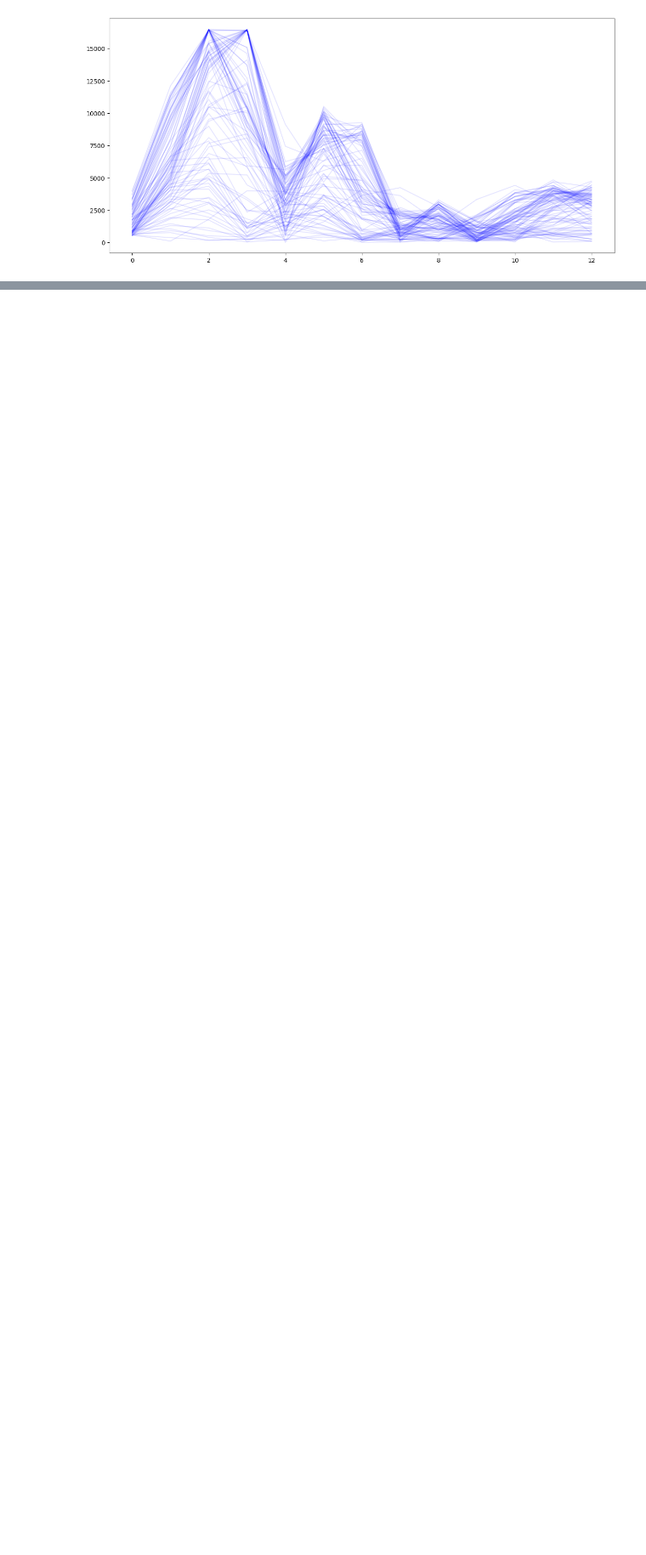
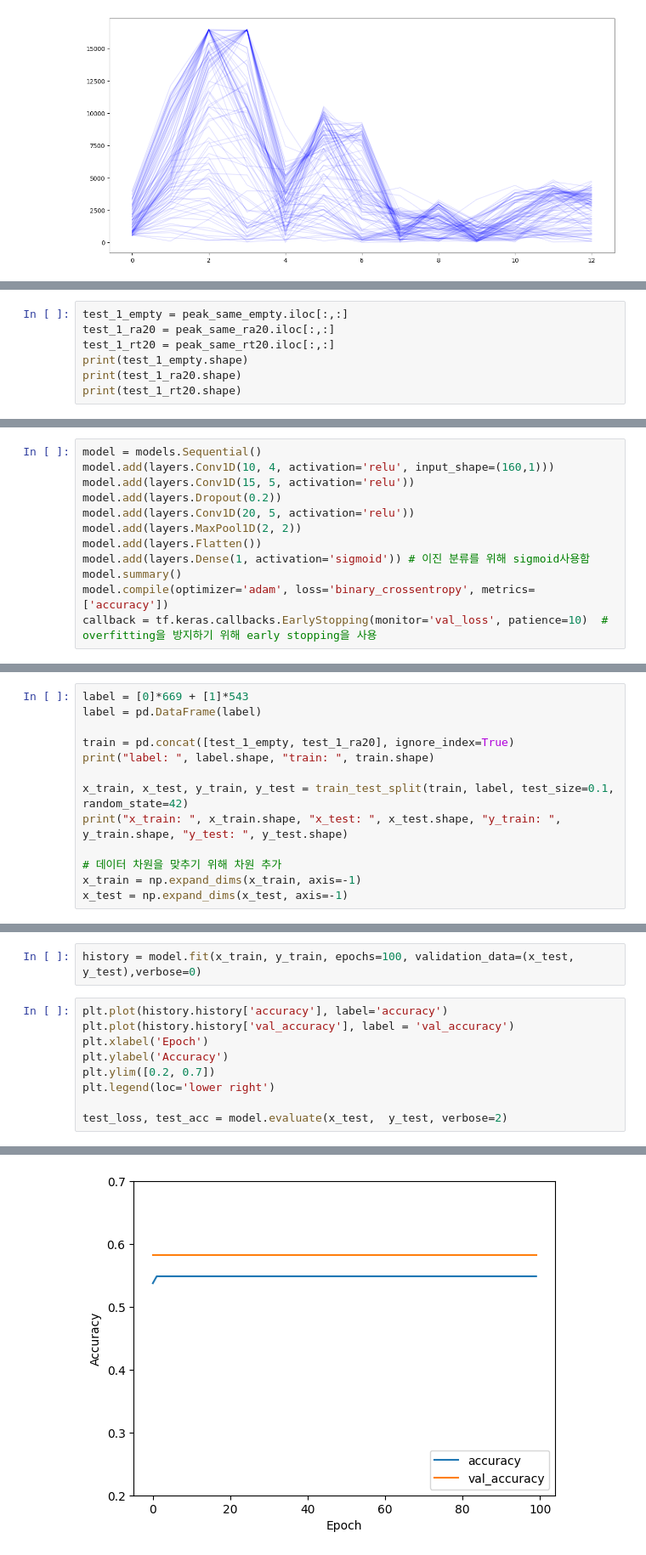
Before and after one commit to jkworldchampion/tag-less_tracking_with_uwb, a Jupyter notebook: Acir.ipynb, the cells around one changed output, grey strips where cells are left out. Shown at 85% size. Saved outputs shown, nothing was run; the diff lists cells and outputs as text; blank space fills up the shorter version.

Commit message:
why this model not work?

```diff
--- a/Acir.ipynb
+++ b/Acir.ipynb
@@ -206,0 +241,7 @@ for i in range(k):
+# %%
+test_1_empty = peak_same_empty.iloc[:,:]
+test_1_ra20 = peak_same_ra20.iloc[:,:]
+test_1_rt20 = peak_same_rt20.iloc[:,:]
+print(test_1_empty.shape)
+print(test_1_ra20.shape)
+print(test_1_rt20.shape)
@@ -206,0 +260,12 @@ for i in range(k):
+# %%
+model = models.Sequential()
+model.add(layers.Conv1D(10, 4, activation='relu', input_shape=(160,1)))
+model.add(layers.Conv1D(15, 5, activation='relu'))
+model.add(layers.Dropout(0.2))
+model.add(layers.Conv1D(20, 5, activation='relu'))
+model.add(layers.MaxPool1D(2, 2))
+model.add(layers.Flatten())
+model.add(layers.Dense(1, activation='sigmoid')) # 이진 분류를 위해 sigmoid사용함
+model.summary()
+model.compile(optimizer='adam', loss='binary_crossentropy', metrics=['accuracy'])
+callback = tf.keras.callbacks.EarlyStopping(monitor='val_loss', patience=10)  # overfitting을 방지하기 위해 early stopping을 사용
@@ -206,0 +294,13 @@ for i in range(k):
+# %%
+label = [0]*669 + [1]*543
+label = pd.DataFrame(label)
+
+train = pd.concat([test_1_empty, test_1_ra20], ignore_index=True)
+print("label: ", label.shape, "train: ", train.shape)
+
+x_train, x_test, y_train, y_test = train_test_split(train, label, test_size=0.1, random_state=42)
+print("x_train: ", x_train.shape, "x_test: ", x_test.shape, "y_train: ", y_train.shape, "y_test: ", y_test.shape)
+
+# 데이터 차원을 맞추기 위해 차원 추가
+x_train = np.expand_dims(x_train, axis=-1)
+x_test = np.expand_dims(x_test, axis=-1)
@@ -206,0 +310,12 @@ for i in range(k):
+# %%
+history = model.fit(x_train, y_train, epochs=100, validation_data=(x_test, y_test),verbose=0)
+# %%
+plt.plot(history.history['accuracy'], label='accuracy')
+plt.plot(history.history['val_accuracy'], label = 'val_accuracy')
+plt.xlabel('Epoch')
+plt.ylabel('Accuracy')
+plt.ylim([0.2, 0.7])
+plt.legend(loc='lower right')
+
+test_loss, test_acc = model.evaluate(x_test,  y_test, verbose=2)
+# %% [output]
@@ -206,0 +323 @@ for i in range(k):
+[figure, added]
```
Also changed, not shown: parts of 20 cells of this notebook.
